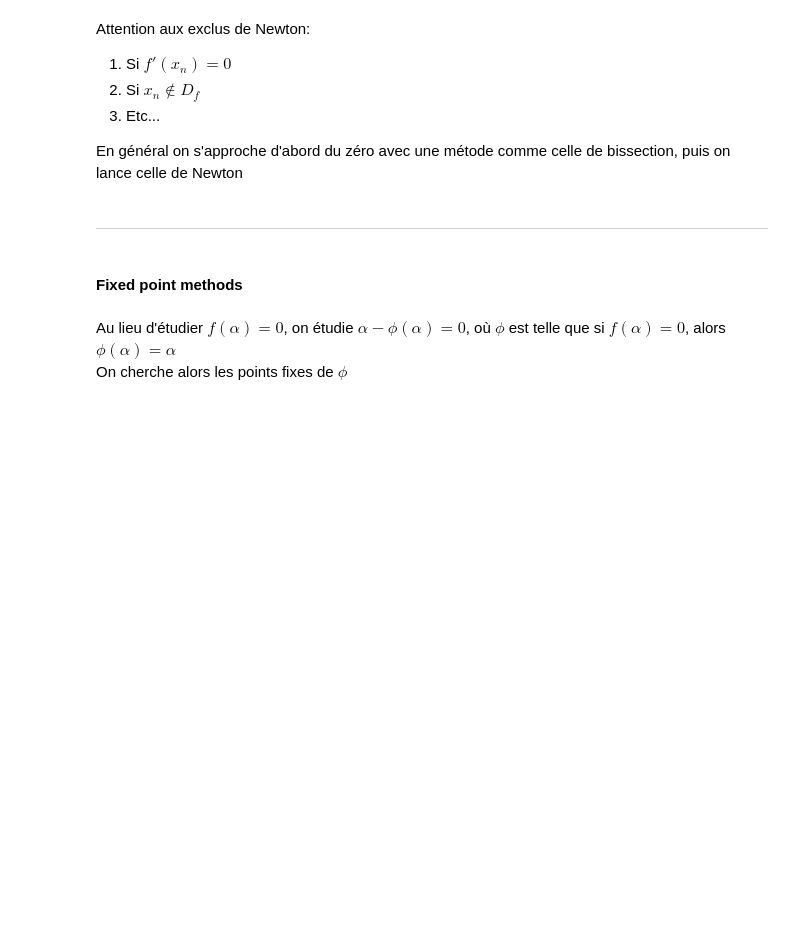
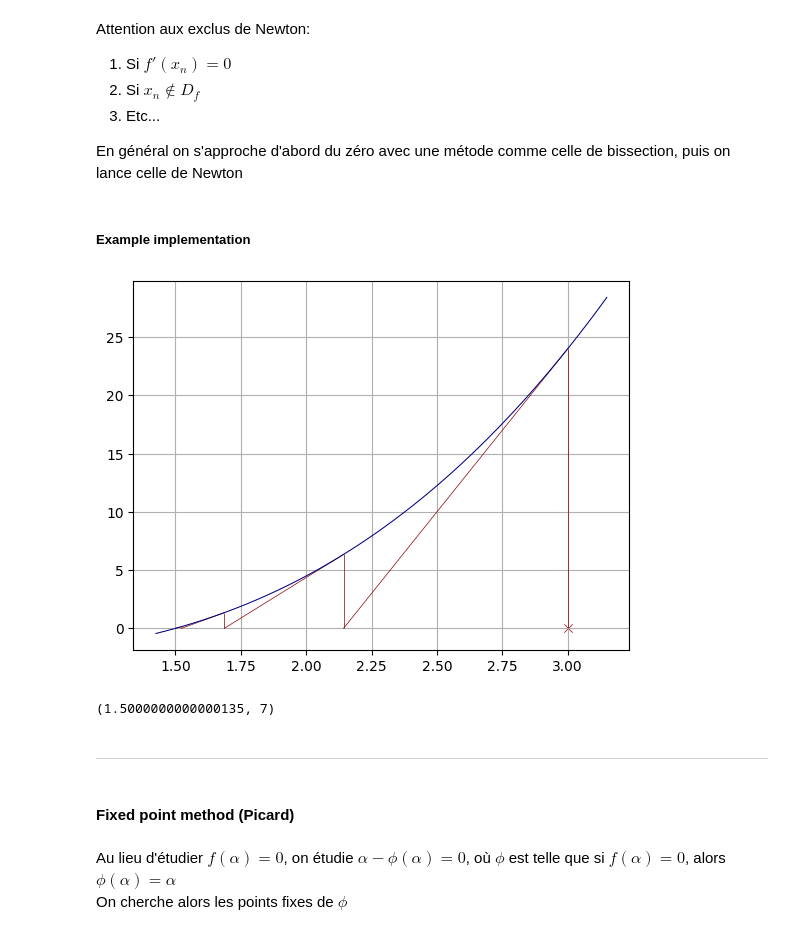
Before and after one commit to mightykatun/epfl-icc-man, a Jupyter notebook: Notes.ipynb, the cells around one changed output. Drawn from its saved outputs; the diff is of its cells as text; code cells hidden in the pictures; blank space fills up the shorter version.

Commit message:
Updated Notes.ipynb (Picard and Newton)

```diff
--- a/Notes.ipynb
+++ b/Notes.ipynb
@@ -1389,10 +1389,49 @@ Attention aux exclus de Newton:
   3. Etc...
 
 En général on s'approche d'abord du zéro avec une métode comme celle de bissection, puis on lance celle de Newton
+# %% [markdown]
+##### Example implementation
+# %%
+def newton(f, fprime, x_0, tol=-1, nmax=-1):
+    root = x_0
+    n = 0
+    while True:
+        n += 1
+        if fprime(root) <= 1e-10:
+            break
+
+        newroot = root - f(root) / fprime(root)
+
+        if abs(newroot - root) < tol and tol != -1:
+            break
+        if n >= nmax and nmax != -1:
+            break
+
+        ## plot
+        plt.vlines(root, 0, f(root), linewidth=0.5, color='darkred')
+        plt.plot((root, newroot), (f(root), 0), linewidth=0.5, color='darkred')
+        ##
+
+        root = newroot
+
+    ## plot
+    array = [x_0, root]
+    plt.scatter(x_0, 0, marker='x', linewidth=0.5, color='darkred')
+    plt.plot(x_arr:=np.linspace(min(array) - abs(0.05*min(array)), max(array) + abs(0.05*max(array))), f(x_arr), linewidth=0.75, color='navy')
+    plt.grid()
+    plt.show()
+    ##
+
+    return root, n
+
+print(newton(lambda x: (x + 1)**2 * (x - 3/2), lambda x: 3*x**2 + x - 2, 3, tol=1e-8))
+# %% [output]
+[figure, added]
+(1.5000000000000135, 7)
 # %% [markdown]
 ---
 # %% [markdown]
-#### Fixed point methods
+#### Fixed point method (Picard)
 # %% [markdown]
 Au lieu d'étudier $f(\alpha)=0$, on étudie $\alpha-\phi(\alpha)=0$, où $\phi$ est telle que si $f(\alpha)=0$, alors $\phi(\alpha)=\alpha$\
 On cherche alors les points fixes de $\phi$
```
Also changed, not shown: parts of 18 cells of this notebook.
